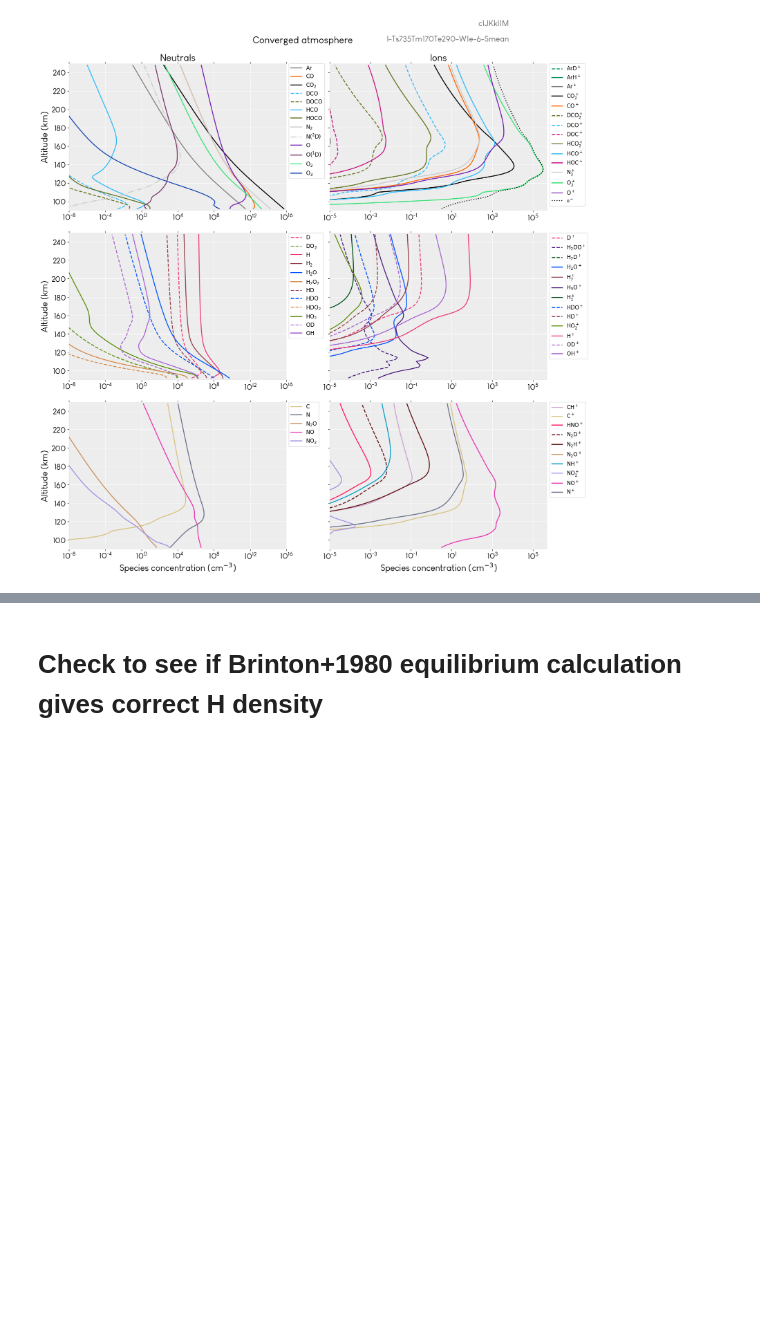
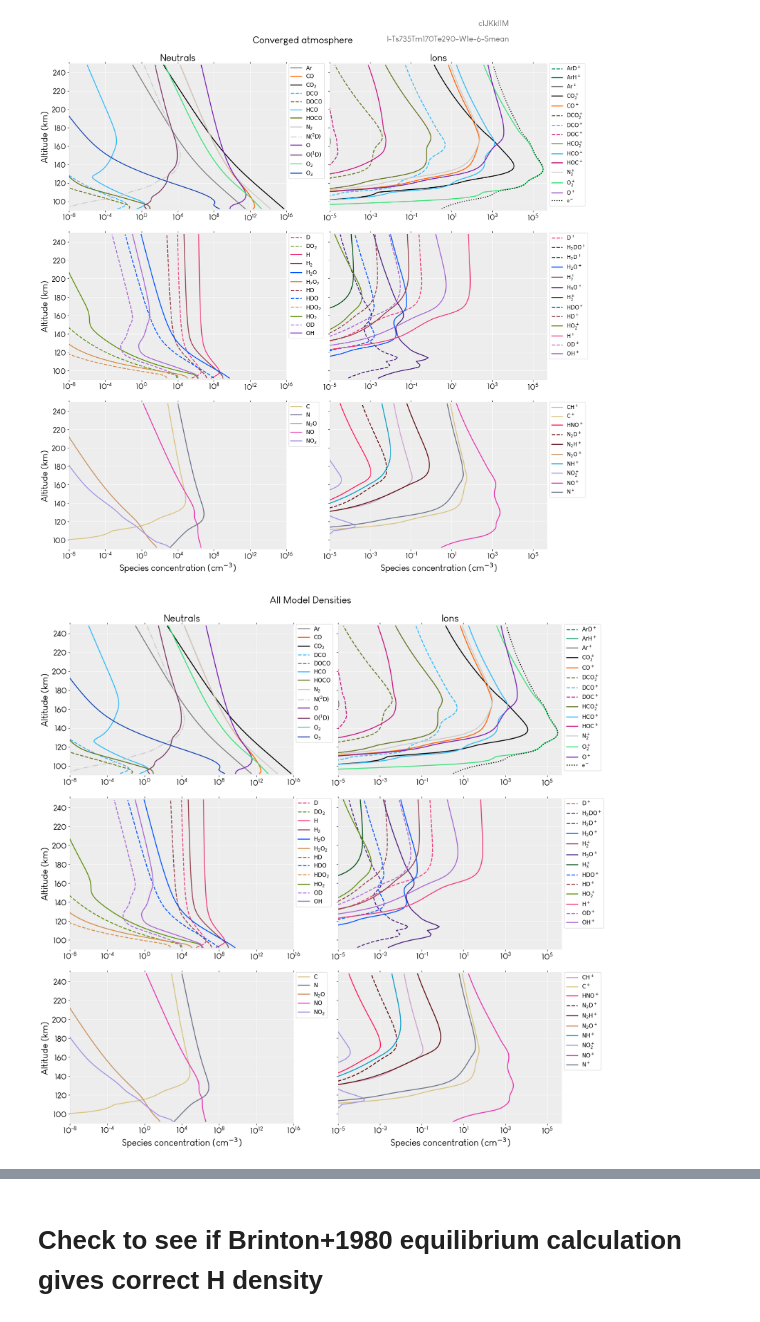
Before and after one commit to emcangi/VenusPhotochemistry, a Jupyter notebook: ! Venus Results.ipynb, the cells around one changed output, grey strips where cells are left out. Saved outputs shown, nothing was run; the diff lists cells and outputs as text; code cells hidden in the pictures; blank space fills up the shorter version.

```diff
--- a/! Venus Results.ipynb
+++ b/! Venus Results.ipynb
@@ -198,6 +198,16 @@ atm_fig = plot_atm(mean_atm, atm_fig_savepath, 1e-12, electron_density(mean_atm;
 [figure]
 # %%
 atm_fig.savefig(atm_fig_savepath, bbox_inches="tight", dpi=300)
+# %%
+atm_fig = plot_atm(mean_atm, atm_fig_savepath, 1e-12, electron_density(mean_atm; e_profile_type="quasineutral", ion_species, non_bdy_layers);
+                   print_shortcodes=false, t="All Model Densities",
+                   xlim_1=(1e-8, 1e16), xlim_2=(1e-5, 5e5), #(3e-1,1e6),#
+                   showonly=true, neutral_species, ion_species, plot_grid, speciescolor, speciesstyle, zmax,
+                   hrshortcode, rshortcode,
+                   ylim=[90, 250]);
+atm_fig.savefig("/home/mike/Documents/My_Publications/2023_Venus_HCO//figures/all_species.pdf", bbox_inches="tight", dpi=300)
+# %% [output]
+[figure, added]
 # %%
 # write densities to file for bethan
 
```
Also changed, not shown: parts of 43 cells of this notebook.
